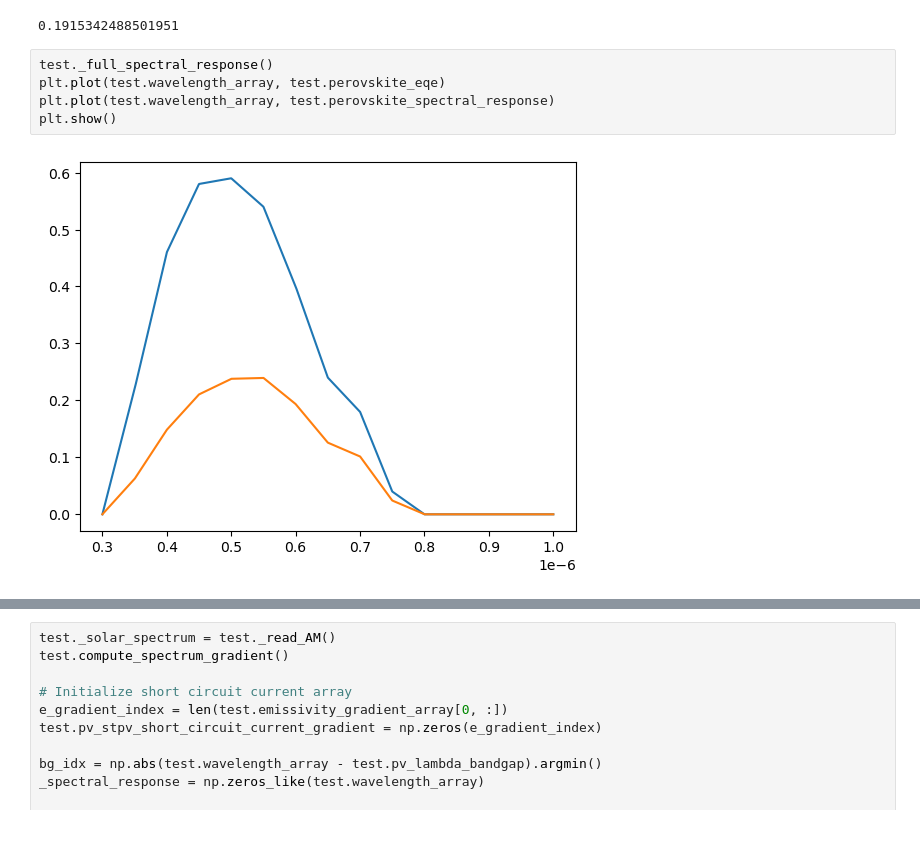
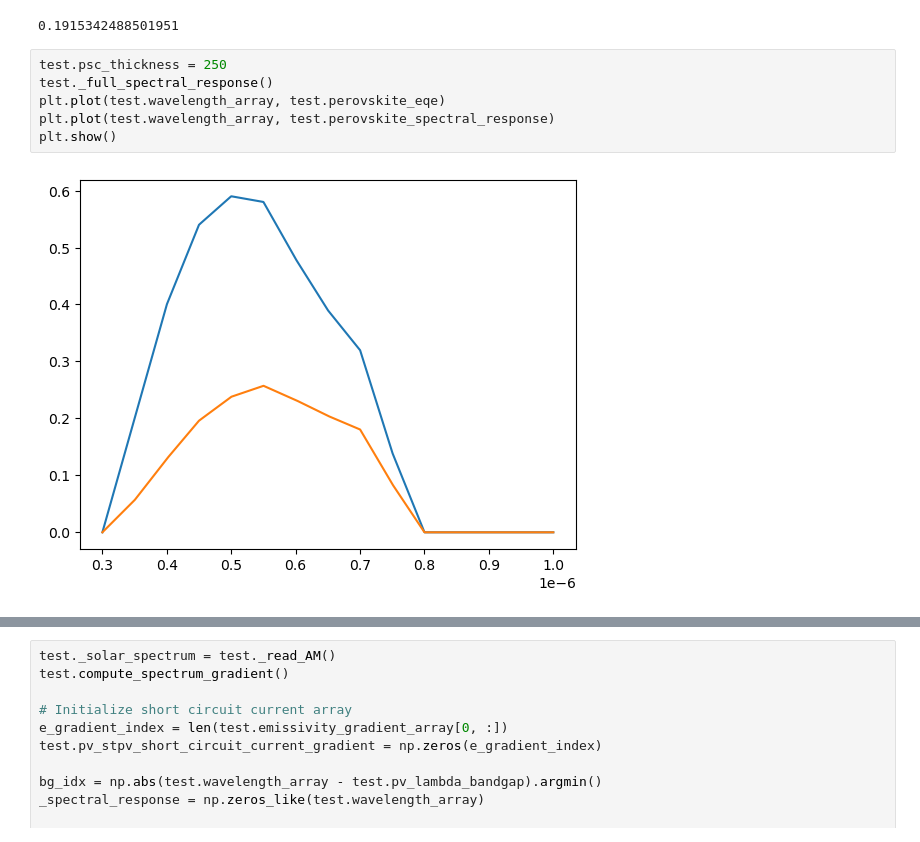
Before and after one commit to FoleyLab/wptherml, a Jupyter notebook: examples/jsc_test.ipynb, the cells around one changed output, grey strips where cells are left out. Saved outputs shown, nothing was run; the diff lists cells and outputs as text.

```diff
--- a/examples/jsc_test.ipynb
+++ b/examples/jsc_test.ipynb
@@ -130,12 +130,13 @@ print(sum_abs)
 [figure]
 0.1915342488501951
 # %%
+test.psc_thickness = 250
 test._full_spectral_response()
 plt.plot(test.wavelength_array, test.perovskite_eqe)
 plt.plot(test.wavelength_array, test.perovskite_spectral_response)
 plt.show()
 # %% [output]
-[figure, old version]
+[figure, new version]
 # %%
 test.compute_pv_stpv_jsc()
 _jsc_b = test.pv_stpv_jsc
```
Also changed, not shown: parts of 3 cells of this notebook, 1 other file.
